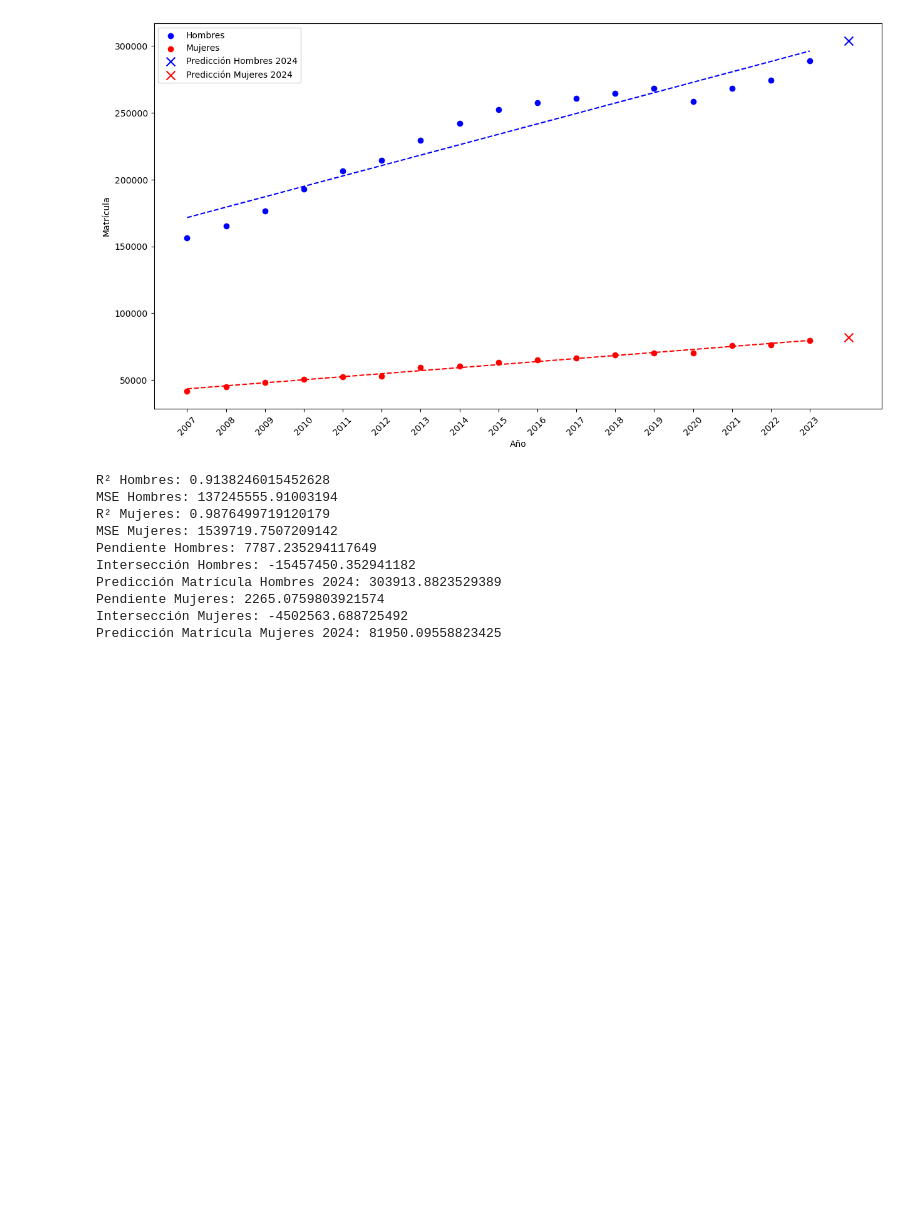
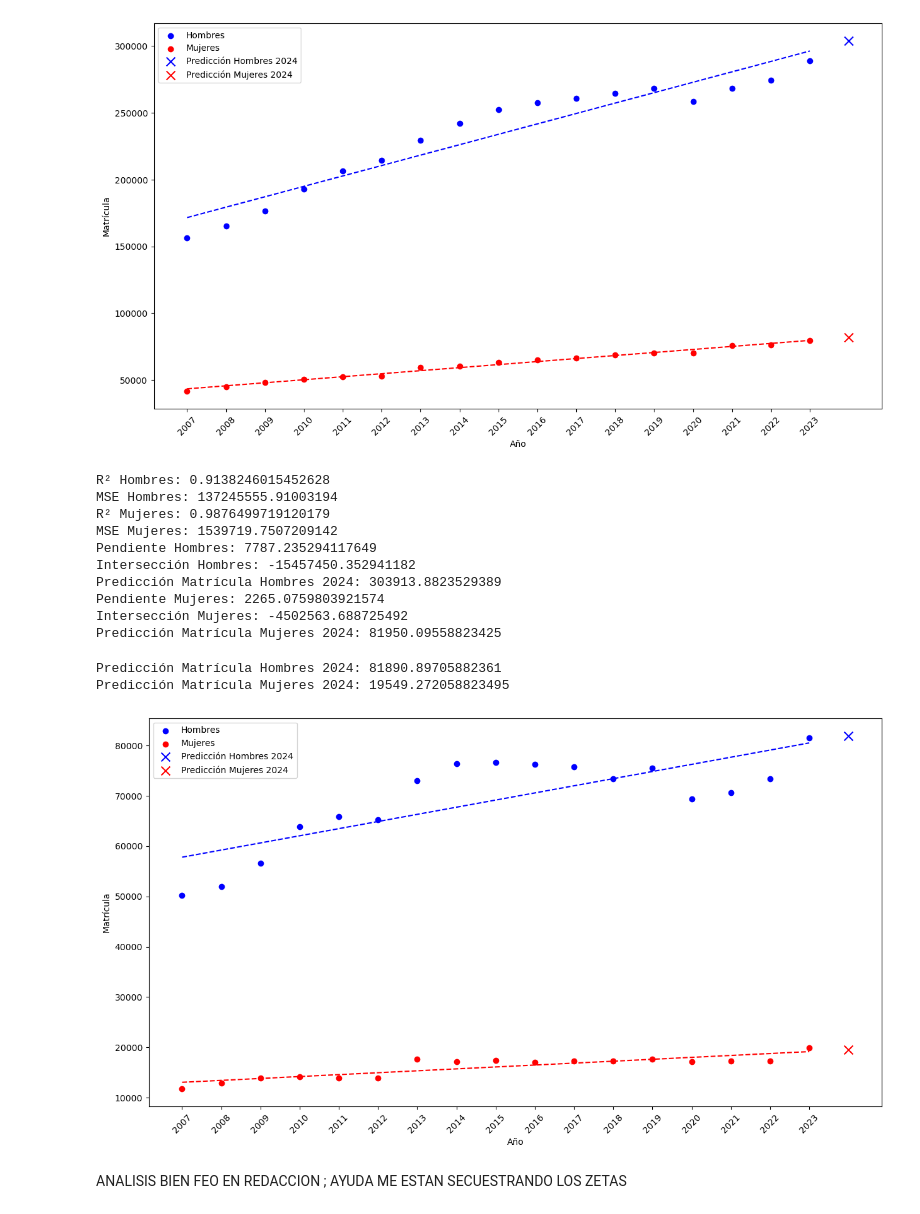
Before and after one commit to Kilpura/ProyectoCIenciaDatos, a Jupyter notebook: investigacion_o_posibles_resultados/graficos_usados.ipynb, the cells around one changed output. Cells and saved outputs as stored; diff of their text form; code cells hidden in the pictures; blank space fills up the shorter version.

Commit message:
analisis revisar, debo volver a redactarlo, esta en la carpeta analisis

```diff
--- a/investigacion_o_posibles_resultados/graficos_usados.ipynb
+++ b/investigacion_o_posibles_resultados/graficos_usados.ipynb
@@ -227,3 +226,23 @@ Predicción Matrícula Hombres 2024: 303913.8823529389
 Pendiente Mujeres: 2265.0759803921574
 Intersección Mujeres: -4502563.688725492
 Predicción Matrícula Mujeres 2024: 81950.09558823425
+# %%
+X = df_de_datos_stem_matriculacion_de_primer_año[['Año']].values
+y_hombres = df_de_datos_stem_matriculacion_de_primer_año['Hombre'].values
+y_mujeres = df_de_datos_stem_matriculacion_de_primer_año['Mujer'].values
+
+modelo_hombres_2 = LinearRegression()
+modelo_hombres_2.fit(X, y_hombres)
+
+modelo_mujeres_2 = LinearRegression()
+modelo_mujeres_2.fit(X, y_mujeres)
+
+
+prediccion_hombres_2 = modelo_hombres_2.predict([[2024]])
+prediccion_mujeres_2 = modelo_mujeres_2.predict([[2024]])
+
+print(f'Predicción Matrícula Hombres 2024: {prediccion_hombres_2[0]}')
+print(f'Predicción Matrícula Mujeres 2024: {prediccion_mujeres_2[0]}')
+# %% [output]
+Predicción Matrícula Hombres 2024: 81890.89705882361
+Predicción Matrícula Mujeres 2024: 19549.272058823495
@@ -229,0 +274,21 @@ Predicción Matrícula Mujeres 2024: 81950.09558823425
+# %%
+# Visualizar los resultados
+plt.figure(figsize=(15, 8))
+plt.scatter(df_de_datos_stem_matriculacion_de_primer_año['Año'], df_de_datos_stem_matriculacion_de_primer_año['Hombre'], color='blue', label='Hombres')
+plt.scatter(df_de_datos_stem_matriculacion_de_primer_año['Año'], df_de_datos_stem_matriculacion_de_primer_año['Mujer'], color='red', label='Mujeres')
+plt.plot(df_de_datos_stem_matriculacion_de_primer_año['Año'], modelo_hombres_2.predict(X), color='blue', linestyle='dashed')
+plt.plot(df_de_datos_stem_matriculacion_de_primer_año['Año'], modelo_mujeres_2.predict(X), color='red', linestyle='dashed')
+
+plt.scatter([2024], prediccion_hombres_2, color='blue', marker='x', s=100, label='Predicción Hombres 2024')
+plt.scatter([2024], prediccion_mujeres_2, color='red', marker='x', s=100, label='Predicción Mujeres 2024')
+plt.xlabel('Año')
+plt.ylabel('Matrícula')
+plt.xticks(df_de_datos_stem_matriculacion_de_primer_año['Año'].astype(int), rotation=45)
+
+plt.legend()
+plt.savefig('regresion_lineal_datos_de_matricula_primer_año.png')
+plt.show()
+# %% [output]
+[figure, added]
+# %% [markdown]
+ANALISIS BIEN FEO EN REDACCION ; AYUDA ME ESTAN SECUESTRANDO LOS ZETAS
```
Also changed, not shown: parts of 5 cells of this notebook, 3 other files.
